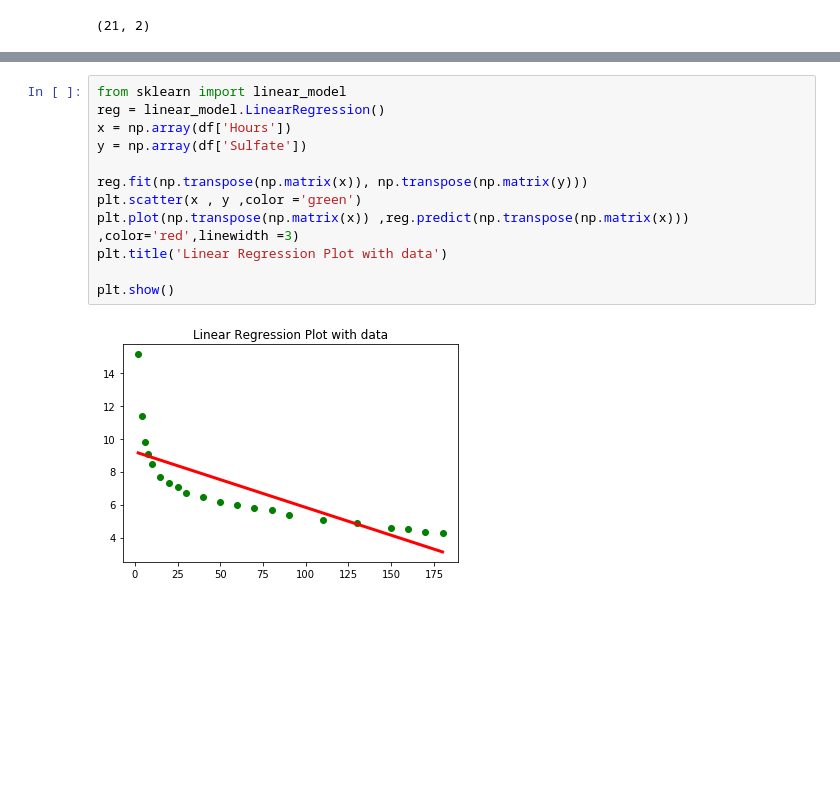
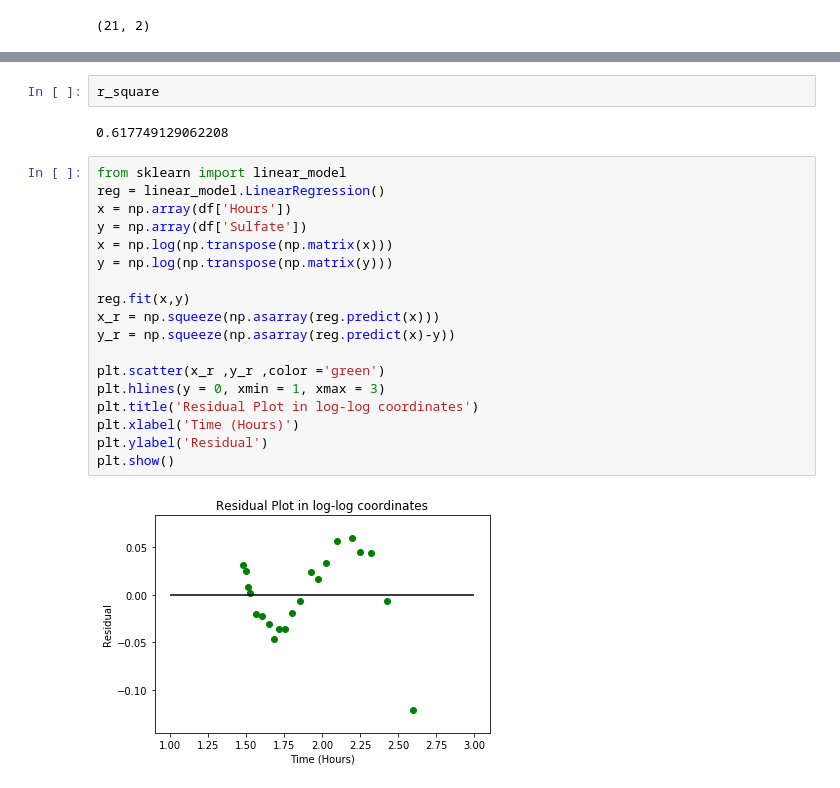
Before and after one commit to lpoon2/CS498-AML, a Jupyter notebook: hw5/hw5.1.ipynb, the cells around one changed output, grey strips where cells are left out. Drawn from its saved outputs; the diff is of its cells as text; blank space fills up the shorter version.

```diff
--- a/hw5/hw5.1.ipynb
+++ b/hw5/hw5.1.ipynb
@@ -50,17 +80,27 @@ plt.show()
+# %%
+r_square
+# %% [output]
+0.617749129062208
 # %%
 from sklearn import linear_model
 reg = linear_model.LinearRegression()
 x = np.array(df['Hours'])
 y = np.array(df['Sulfate'])
+x = np.log(np.transpose(np.matrix(x)))
+y = np.log(np.transpose(np.matrix(y)))
 
-reg.fit(np.transpose(np.matrix(x)), np.transpose(np.matrix(y)))
-plt.scatter(x , y ,color ='green')
-plt.plot(np.transpose(np.matrix(x)) ,reg.predict(np.transpose(np.matrix(x))) ,color='red',linewidth =3)
-plt.title('Linear Regression Plot with data')
+reg.fit(x,y)
+x_r = np.squeeze(np.asarray(reg.predict(x)))
+y_r = np.squeeze(np.asarray(reg.predict(x)-y))
 
+plt.scatter(x_r ,y_r ,color ='green')
+plt.hlines(y = 0, xmin = 1, xmax = 3)
+plt.title('Residual Plot in log-log coordinates')
+plt.xlabel('Time (Hours)')
+plt.ylabel('Residual')
 plt.show()
 # %% [output]
-[figure, old version]
+[figure, new version]
 # %%
 from sklearn import linear_model
 reg = linear_model.LinearRegression()
```
Also changed, not shown: parts of 6 cells of this notebook.
